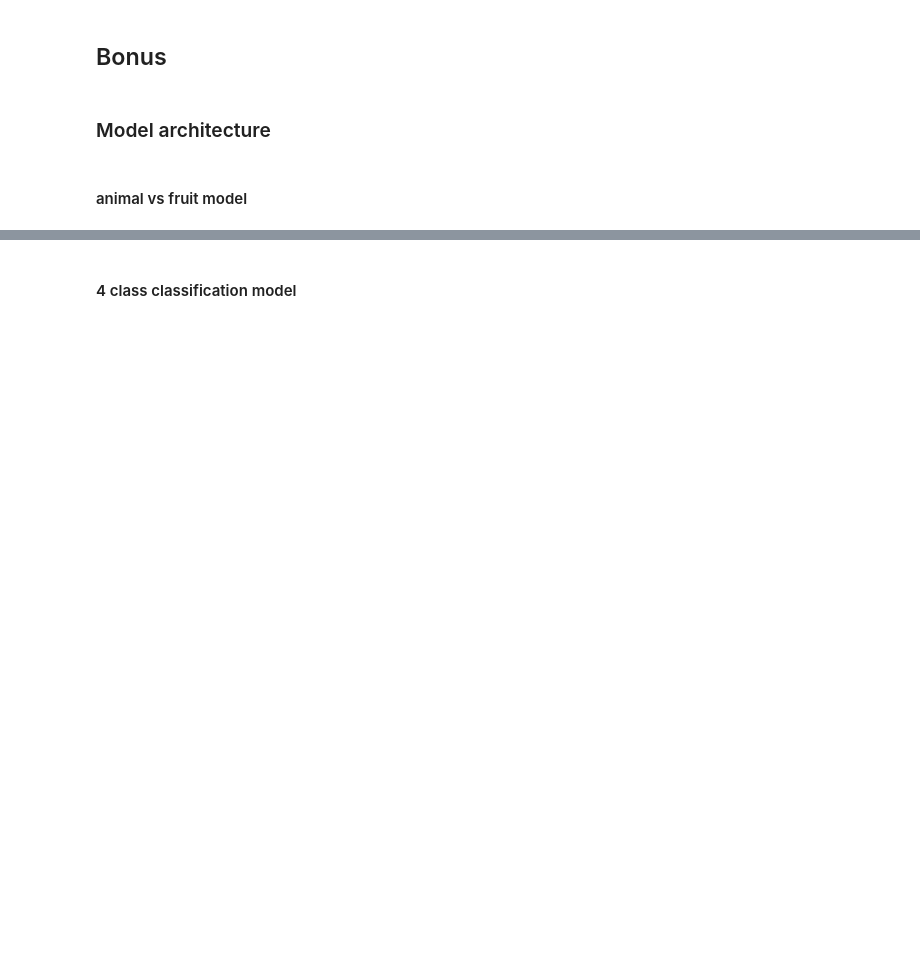
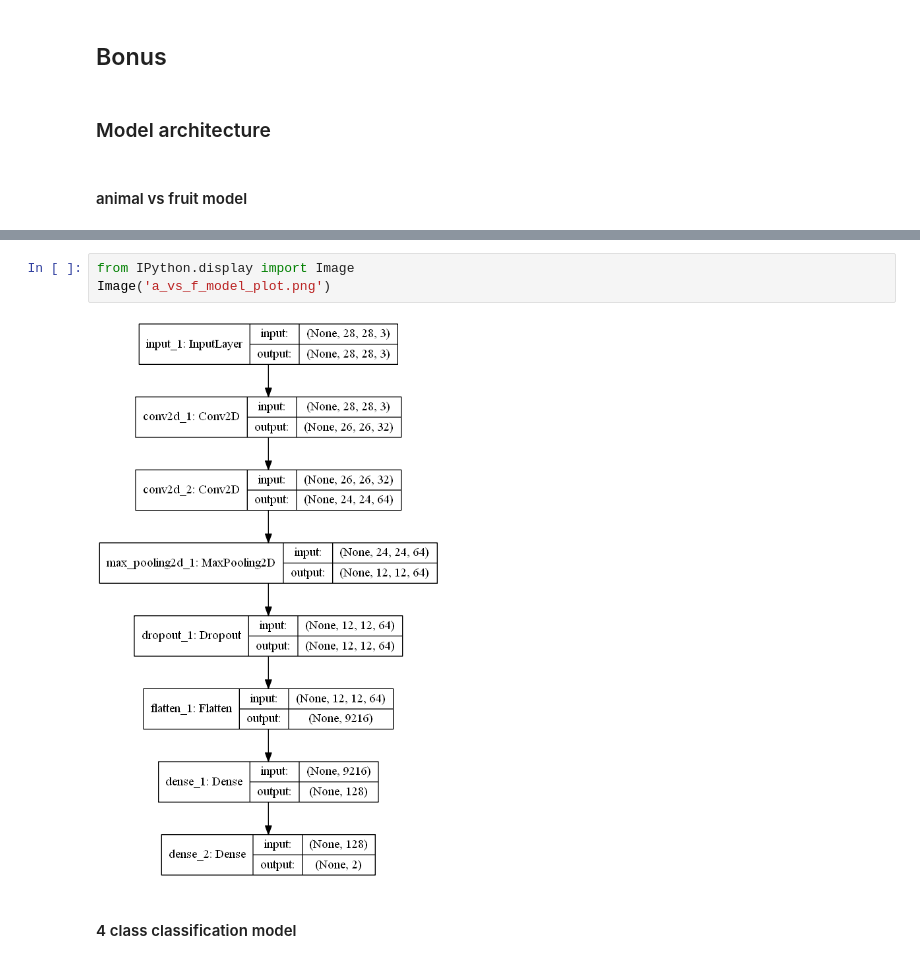
Before and after one commit to sourabhXIII/hierarchical-classification, a Jupyter notebook: hierarchical_classification.ipynb, the cells around one changed output, grey strips where cells are left out. Drawn from its saved outputs; the diff is of its cells as text; blank space fills up the shorter version.

```diff
--- a/hierarchical_classification.ipynb
+++ b/hierarchical_classification.ipynb
@@ -366,2 +399,7 @@ plot_model_perf(history)
+# %%
+from IPython.display import Image
+Image('a_vs_f_model_plot.png')
+# %% [output]
+[figure, added]
 # %% [markdown]
 #### 4 class classification model
```
Also changed, not shown: parts of 12 cells of this notebook, 4 other files.
